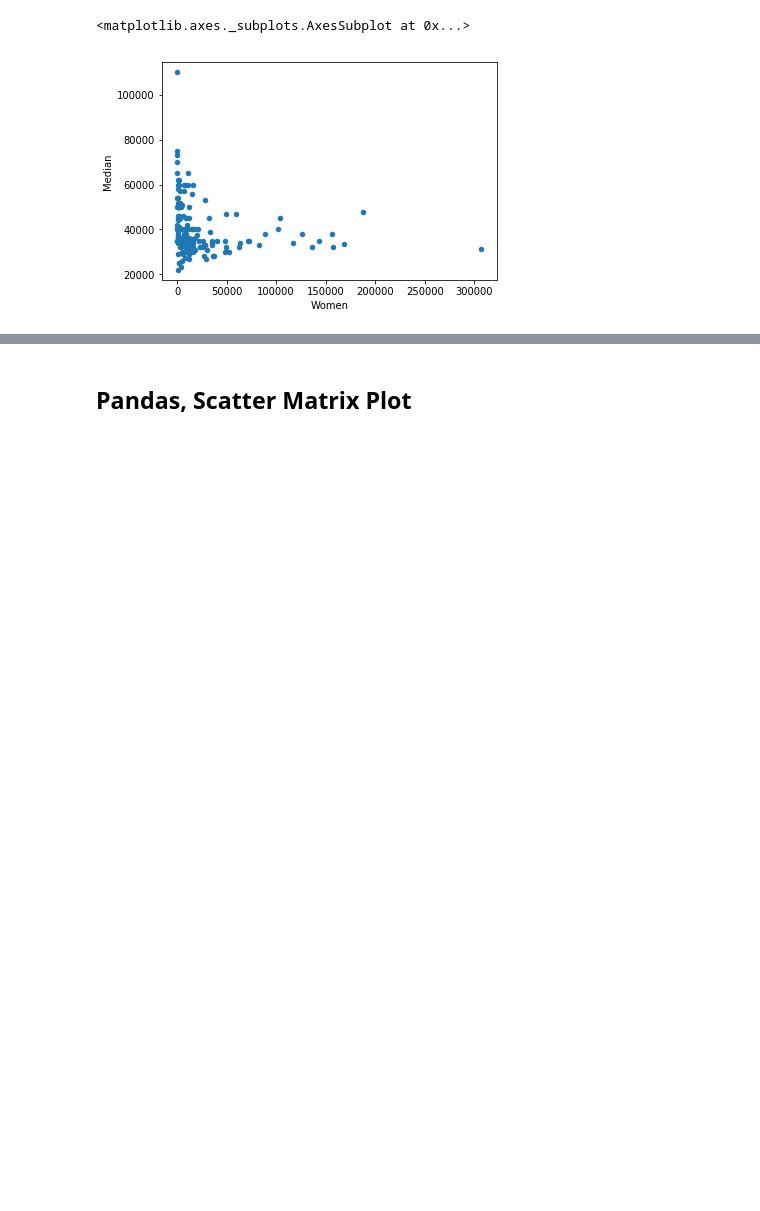
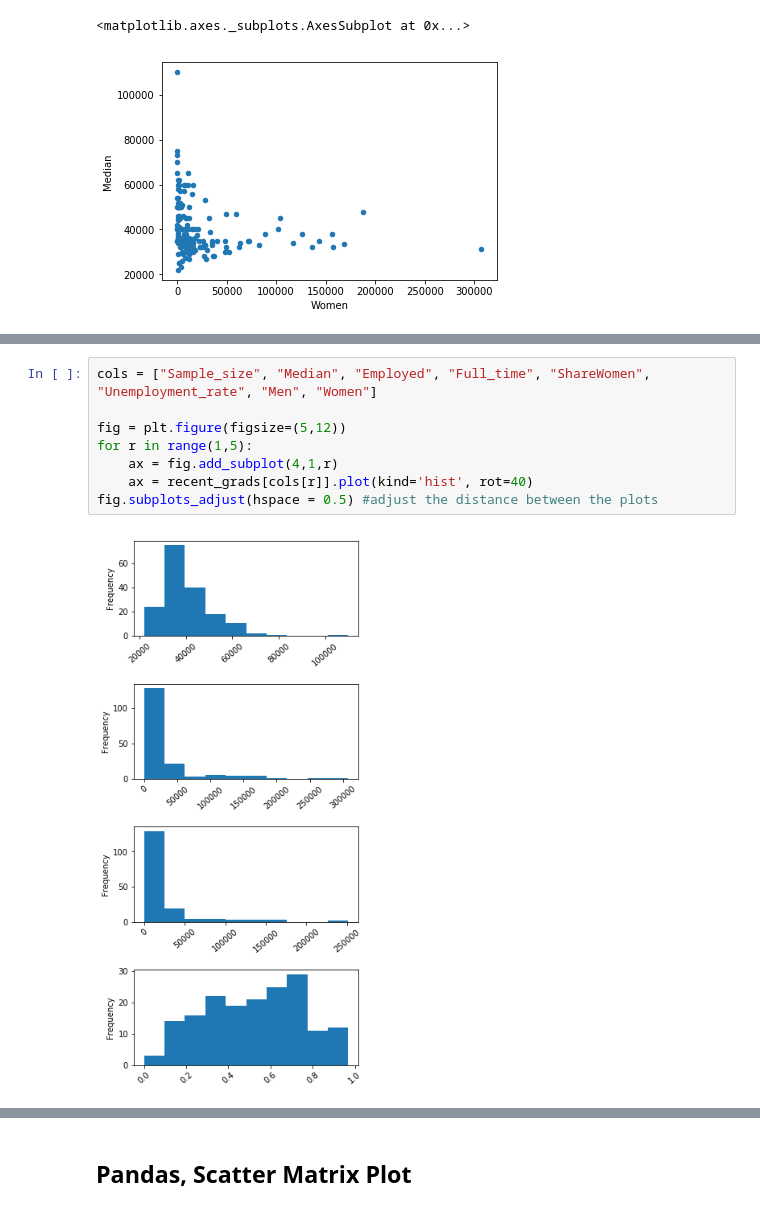
Before and after one commit to dataquestio/solutions, a Jupyter notebook: Mission146Solutions.ipynb, the cells around one changed output, grey strips where cells are left out. Drawn from its saved outputs; the diff is of its cells as text; blank space fills up the shorter version.

```diff
--- a/Mission146Solutions.ipynb
+++ b/Mission146Solutions.ipynb
@@ -64,3 +117,13 @@ recent_grads.plot(x='Women', y='Median', kind='scatter')
+# %%
+cols = ["Sample_size", "Median", "Employed", "Full_time", "ShareWomen", "Unemployment_rate", "Men", "Women"]
+
+fig = plt.figure(figsize=(5,12))
+for r in range(1,5):
+    ax = fig.add_subplot(4,1,r)
+    ax = recent_grads[cols[r]].plot(kind='hist', rot=40)
+fig.subplots_adjust(hspace = 0.5) #adjust the distance between the plots
+# %% [output]
+[figure, added]
 # %%
 cols = ["Sample_size", "Median", "Employed", "Full_time", "ShareWomen", "Unemployment_rate", "Men", "Women"]
 
```
Also changed, not shown: parts of 16 cells of this notebook.
